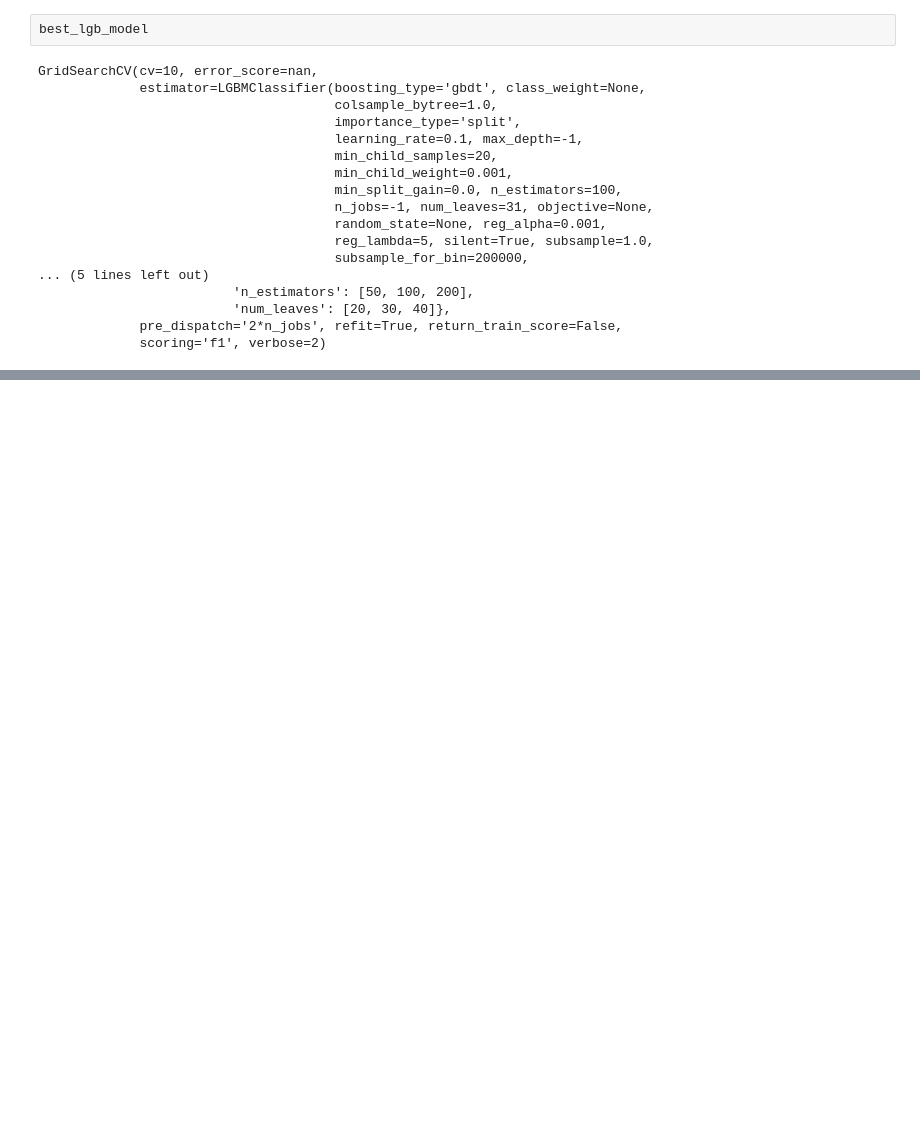
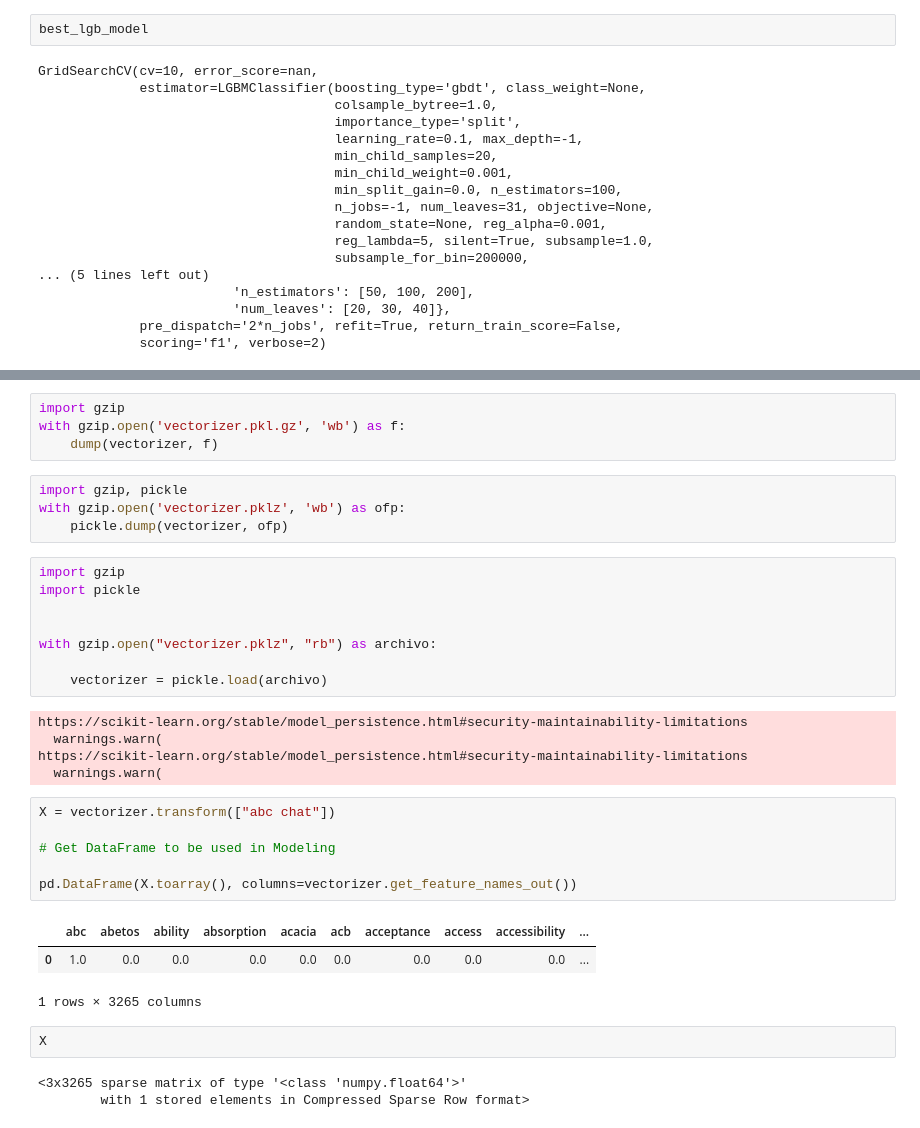
Before and after one commit to estebanarr/challenge_cratai, a Jupyter notebook: notebooks/Experimental.ipynb, the cells around one changed output, grey strips where cells are left out. Drawn from its saved outputs; the diff is of its cells as text; blank space fills up the shorter version.

```diff
--- a/experimental (1).ipynb
+++ b/notebooks/Experimental.ipynb
@@ -715,0 +726,36 @@ GridSearchCV(cv=10, error_score=nan,
+# %%
+import gzip
+with gzip.open('vectorizer.pkl.gz', 'wb') as f:
+    dump(vectorizer, f)
+# %%
+import gzip, pickle
+with gzip.open('vectorizer.pklz', 'wb') as ofp:
+    pickle.dump(vectorizer, ofp)
+# %%
+import gzip
+import pickle
+
+
+with gzip.open("vectorizer.pklz", "rb") as archivo:
+
+    vectorizer = pickle.load(archivo)
+# %% [output]
+https://scikit-learn.org/stable/model_persistence.html#security-maintainability-limitations
+  warnings.warn(
+https://scikit-learn.org/stable/model_persistence.html#security-maintainability-limitations
+  warnings.warn(
+# %%
+X = vectorizer.transform(["abc chat"])
+
+# Get DataFrame to be used in Modeling
+
+pd.DataFrame(X.toarray(), columns=vectorizer.get_feature_names_out())
+# %% [output]
+|  | abc | abetos | ability | absorption | acacia | acb | acceptance | access | accessibility | ... |
+| 0 | 1.0 | 0.0 | 0.0 | 0.0 | 0.0 | 0.0 | 0.0 | 0.0 | 0.0 | ... |
+1 rows × 3265 columns
+# %%
+X
+# %% [output]
+<3x3265 sparse matrix of type '<class 'numpy.float64'>'
+        with 1 stored elements in Compressed Sparse Row format>
```
Also changed, not shown: parts of 1 cell of this notebook, 28 other files.
